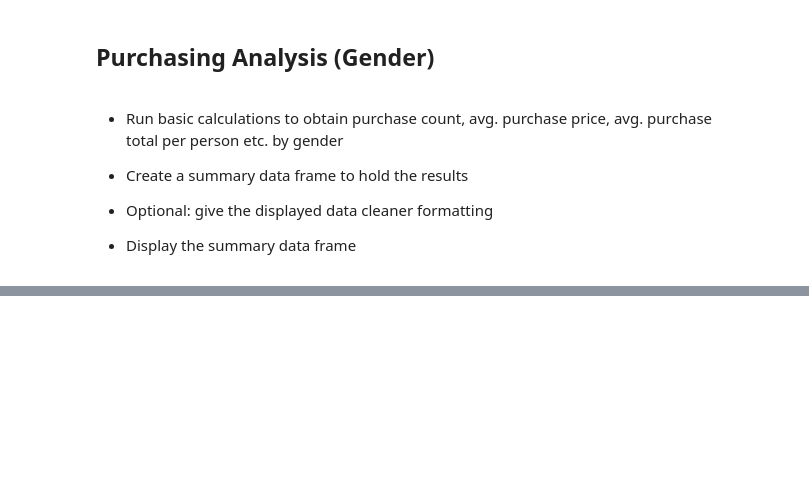
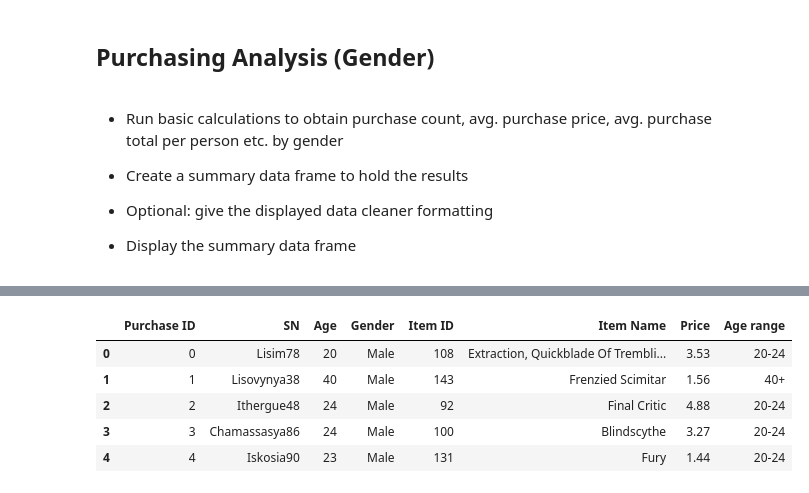
Before and after one commit to abbyabridged/pandas-challenge, a Jupyter notebook: HeroesOfPymoli/HeroesOfPymoli.ipynb, the cells around one changed output, grey strips where cells are left out. Drawn from its saved outputs; the diff is of its cells as text; code cells hidden in the pictures; blank space fills up the shorter version.

```diff
--- a/HeroesOfPymoli/HeroesOfPymoli.ipynb
+++ b/HeroesOfPymoli/HeroesOfPymoli.ipynb
@@ -230,0 +226,24 @@ purchasing_analysis_gender_agg.round(2)
+# %%
+# Create bins based on age ranges
+bins = [0, 10, 14, 19, 24, 29, 34, 39, 99]
+
+# Name the bins
+age_groups = ["<10", "10-14", "15-19", "20-24", "25-29","30-34","35-39","40+"]
+# %%
+# Identify the correct bin (i.e. age range) for each player
+pd.cut(purchases_df["Age"], bins, labels=age_groups)
+
+# Create a list of age groups for each player
+age_groups_list = pd.cut(purchases_df["Age"], bins, labels=age_groups)
+age_groups_list = pd.DataFrame({"Age range": age_groups_list})
+# age_groups_list
+# Add the age groups list to the purchases data
+purchases_agerange_df = pd.concat([purchases_df,age_groups_list],axis=1)
+purchases_agerange_df.head()
+# %% [output]
+|  | Purchase ID | SN | Age | Gender | Item ID | Item Name | Price | Age range |
+| 0 | 0 | Lisim78 | 20 | Male | 108 | Extraction, Quickblade Of Trembli... | 3.53 | 20-24 |
+| 1 | 1 | Lisovynya38 | 40 | Male | 143 | Frenzied Scimitar | 1.56 | 40+ |
+| 2 | 2 | Ithergue48 | 24 | Male | 92 | Final Critic | 4.88 | 20-24 |
+| 3 | 3 | Chamassasya86 | 24 | Male | 100 | Blindscythe | 3.27 | 20-24 |
+| 4 | 4 | Iskosia90 | 23 | Male | 131 | Fury | 1.44 | 20-24 |
```
Also changed, not shown: parts of 21 cells of this notebook.
